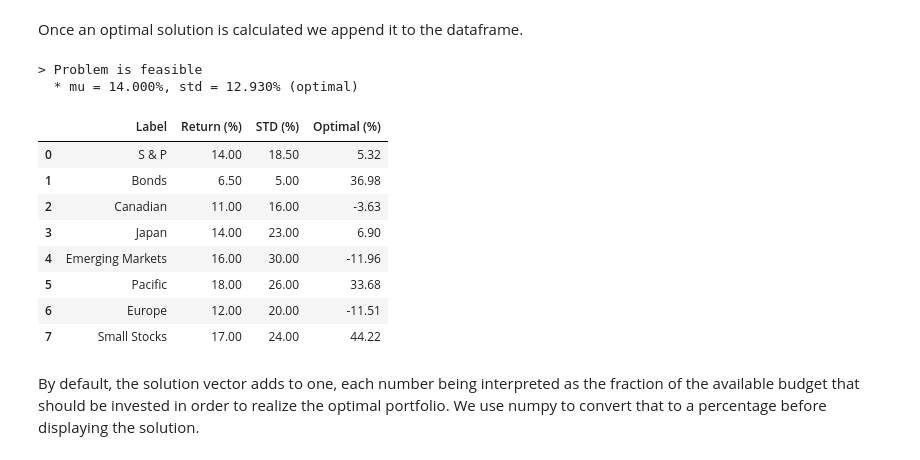
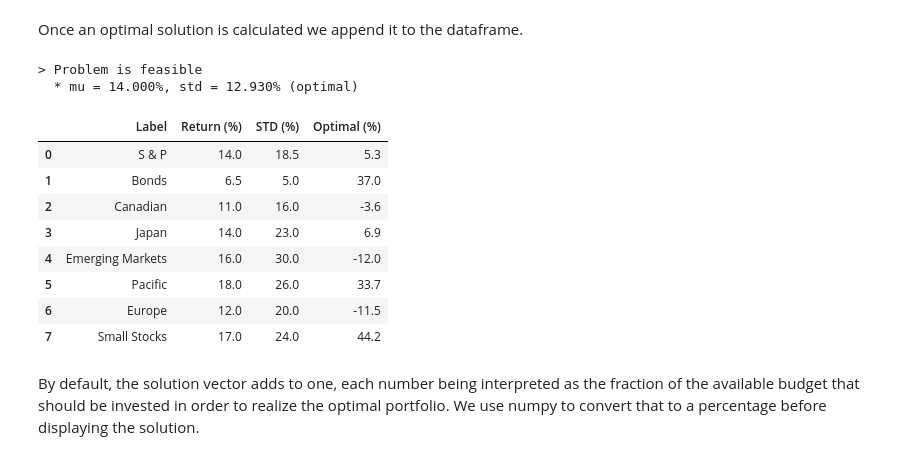
Before and after one commit to mcdeoliveira/pyoptimum-examples, a Jupyter notebook: examples/portfolio.ipynb, the cells around one changed output. Saved outputs shown, nothing was run; the diff lists cells and outputs as text; code cells hidden in the pictures.

```diff
--- a/examples/portfolio.ipynb
+++ b/examples/portfolio.ipynb
@@ -145,25 +145,25 @@ Once an optimal solution is calculated we append it to the dataframe.
 # %%
 if sol['status']=='infeasible':
     print('> Problem is infeasible')
     assets['Optimal (%)'] = np.nan
 else:
     print('> Problem is feasible')
     print('  * mu = {:.3f}%, std = {:.3f}% ({})'.format(mu, math.sqrt(sol['obj']), sol['status']))
-    pd.options.display.float_format = '{:,.2f}'.format
+    pd.options.display.float_format = '{:,.1f}'.format
     assets['Optimal (%)'] = 100*np.array(sol['x'])
 assets
 # %% [output]
 > Problem is feasible
   * mu = 14.000%, std = 12.930% (optimal)
 |  | Label | Return (%) | STD (%) | Optimal (%) |
-| 0 | S & P | 14.00 | 18.50 | 5.32 |
-| 1 | Bonds | 6.50 | 5.00 | 36.98 |
-| 2 | Canadian | 11.00 | 16.00 | -3.63 |
-| 3 | Japan | 14.00 | 23.00 | 6.90 |
-| 4 | Emerging Markets | 16.00 | 30.00 | -11.96 |
-| 5 | Pacific | 18.00 | 26.00 | 33.68 |
-| 6 | Europe | 12.00 | 20.00 | -11.51 |
-| 7 | Small Stocks | 17.00 | 24.00 | 44.22 |
+| 0 | S & P | 14.0 | 18.5 | 5.3 |
+| 1 | Bonds | 6.5 | 5.0 | 37.0 |
+| 2 | Canadian | 11.0 | 16.0 | -3.6 |
+| 3 | Japan | 14.0 | 23.0 | 6.9 |
+| 4 | Emerging Markets | 16.0 | 30.0 | -12.0 |
+| 5 | Pacific | 18.0 | 26.0 | 33.7 |
+| 6 | Europe | 12.0 | 20.0 | -11.5 |
+| 7 | Small Stocks | 17.0 | 24.0 | 44.2 |
 # %% [markdown]
 By default, the solution vector adds to one, each number being interpreted as the fraction of the available budget that should be invested in order to realize the optimal portfolio. We use numpy to convert that to a percentage before displaying the solution.
 # %% [markdown]
```
Also changed, not shown: parts of 36 cells of this notebook.
